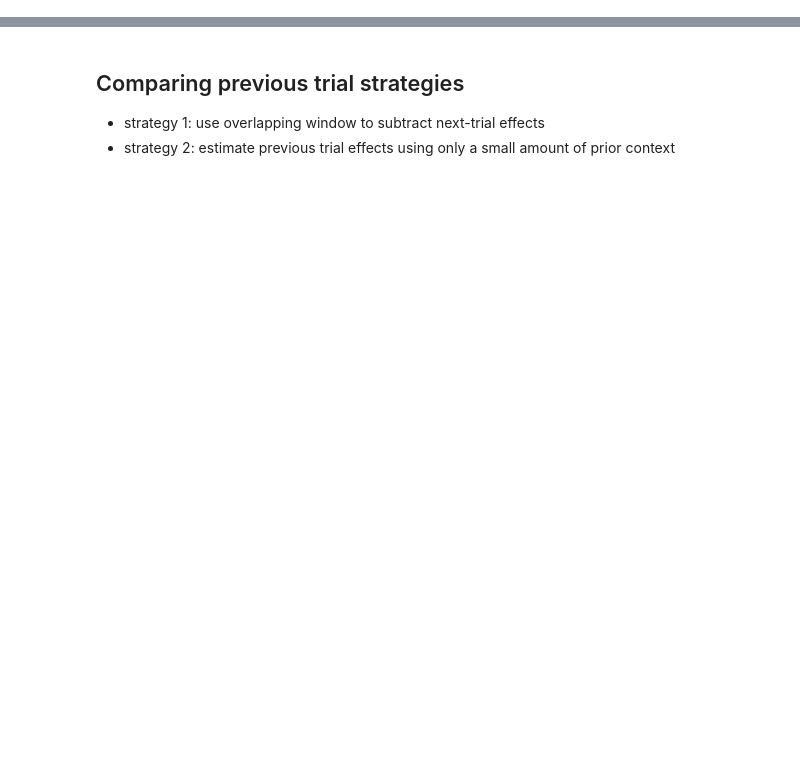
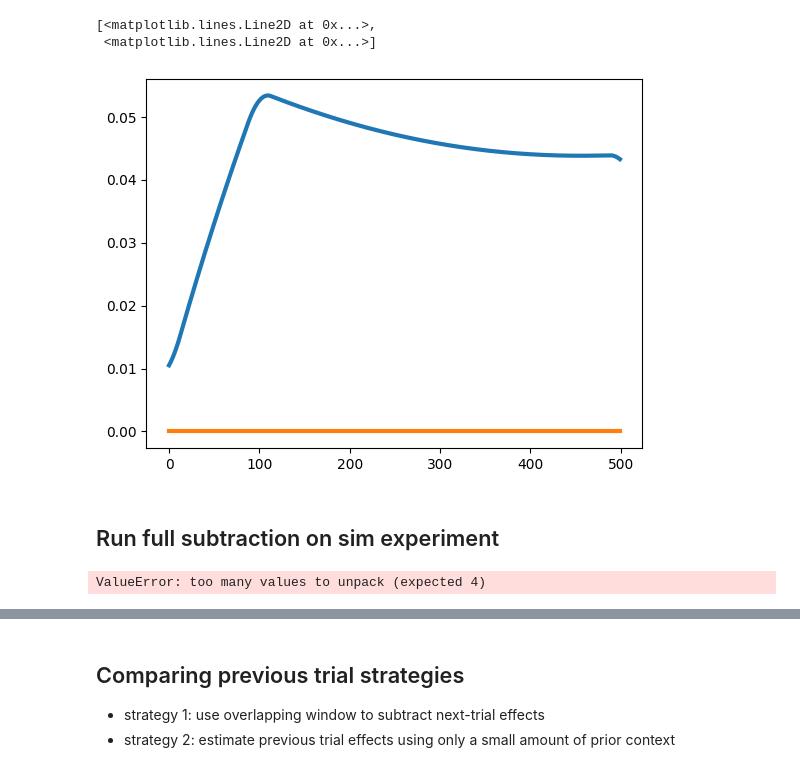
Before and after one commit to bantin/PhoRC, a Jupyter notebook: opsin_subtraction_experiments/end_to_end_sims.ipynb, the cells around one changed output, grey strips where cells are left out. Cells and saved outputs as stored; diff of their text form; code cells hidden in the pictures; blank space fills up the shorter version.

```diff
--- a/opsin_subtraction_experiments/end_to_end_sims.ipynb
+++ b/opsin_subtraction_experiments/end_to_end_sims.ipynb
@@ -400,3 +450,20 @@ base_est = U_dec @ V_dec + beta
+# %%
+init_test = expt['true_photocurrents'][:, 0:500] + np.random.rand(expt['true_photocurrents'].shape[0])[:, None] * (
+    expt['true_photocurrents'][:, 600:100:-1])
+U_init, V_init = _nonnegsvd_init(init_test, rank=2)
+# plt.plot(V_init.T)
+# plt.plot(init_test.T)
+plt.plot(V_init.T, linewidth=3)
+# %% [output]
+[<matplotlib.lines.Line2D at 0x...>,
+ <matplotlib.lines.Line2D at 0x...>]
+[figure, added]
+# %% [markdown]
+## Run full subtraction on sim experiment
+# %%
+U_photo, V_photo, U_base, V_base = estimate_photocurrents(expt['obs_with_photocurrents'])
+# %% [output]
+ValueError: too many values to unpack (expected 4)
 # %%
 subtracted = subtract_overlapping_trials(expt['obs_with_photocurrents'], photo_est,
                     prior_context=prior_context, stim_freq=stim_freq,)
```
Also changed, not shown: parts of 19 cells of this notebook.
